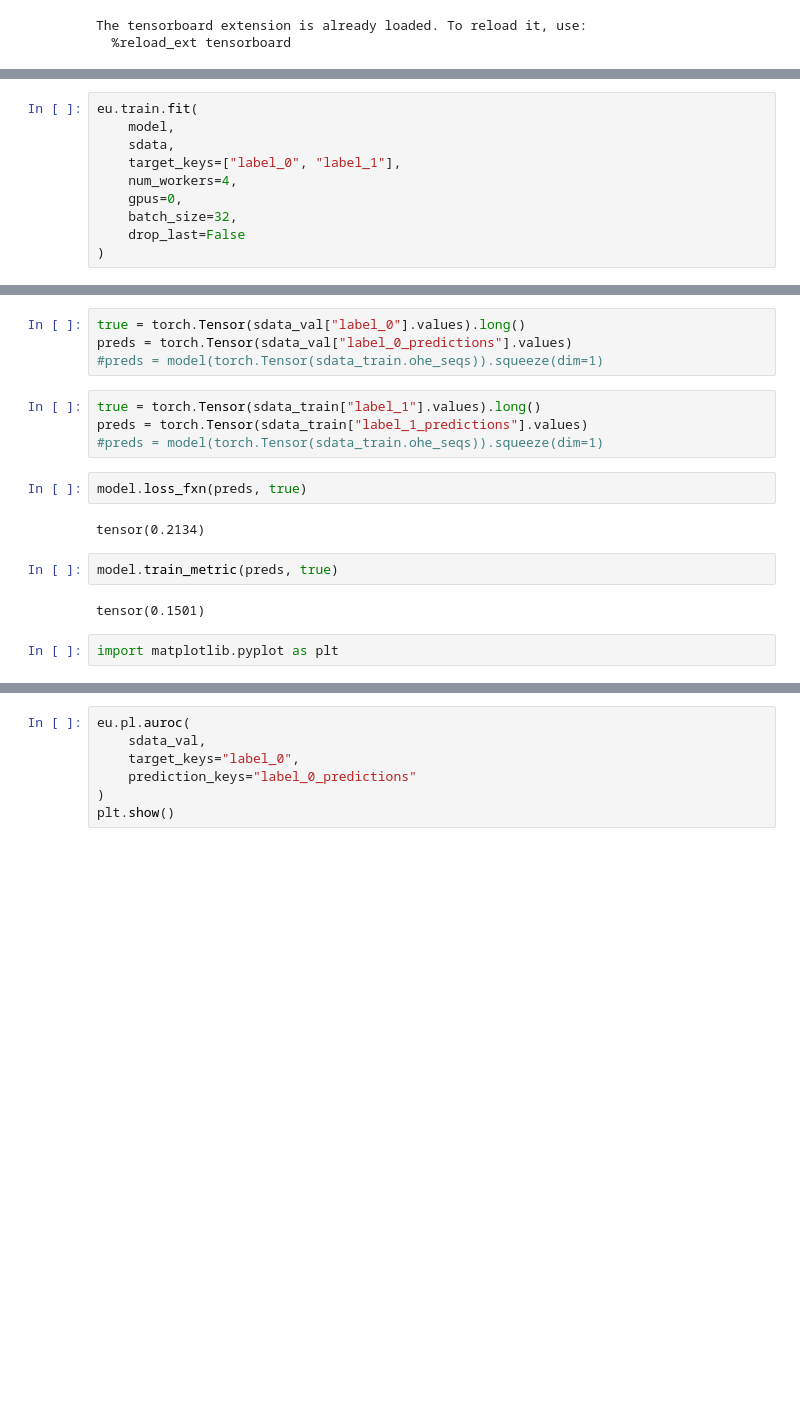
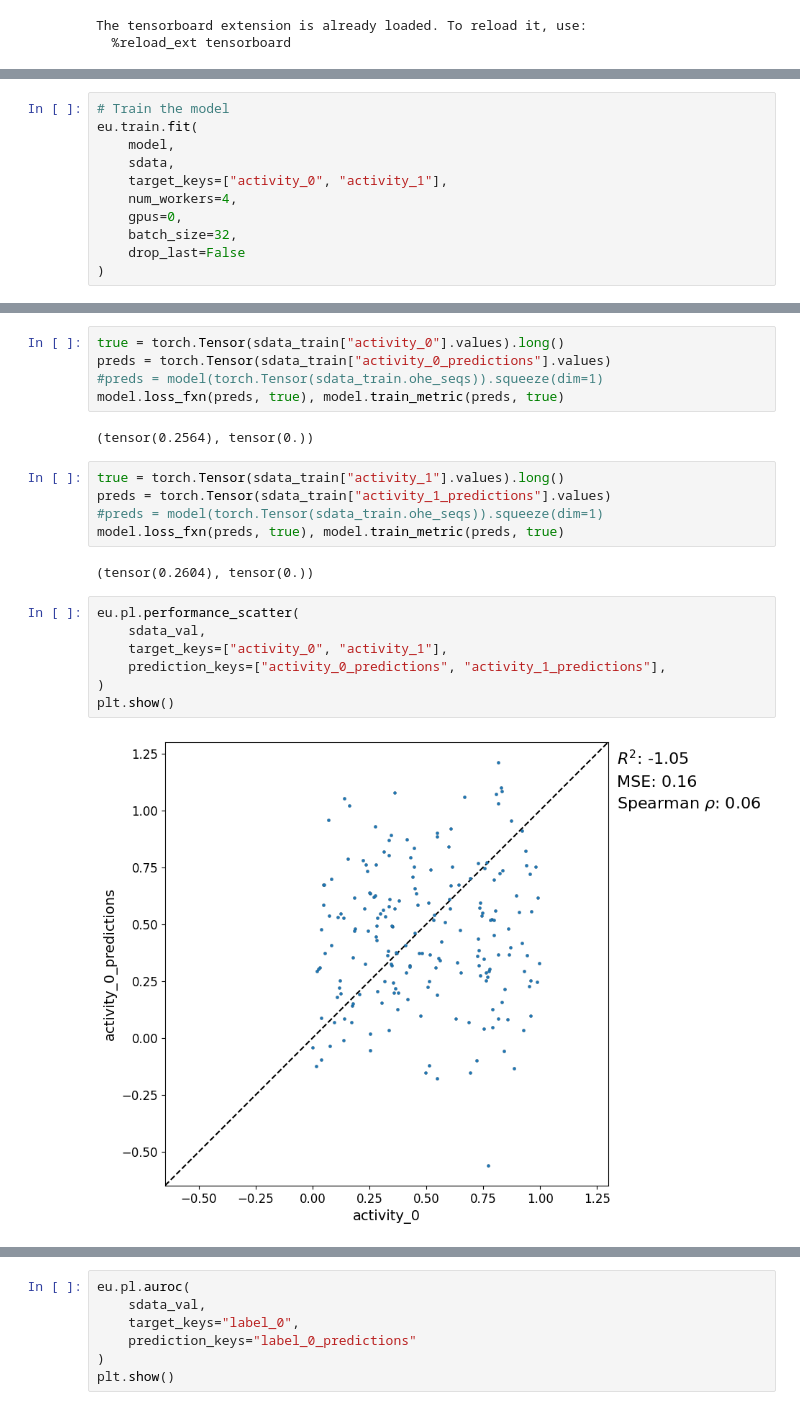
Before and after one commit to ML4GLand/EUGENe, a Jupyter notebook: refactor/refactor_fit.ipynb, the cells around one changed output, grey strips where cells are left out. Saved outputs shown, nothing was run; the diff lists cells and outputs as text; blank space fills up the shorter version.

```diff
--- a/refactor/refactor_fit.ipynb
+++ b/refactor/refactor_fit.ipynb
@@ -43,8 +61,9 @@ TutorialCNN(
 # %%
+# Train the model
 eu.train.fit(
     model,
     sdata,
-    target_keys=["label_0", "label_1"],
+    target_keys=["activity_0", "activity_1"],
     num_workers=4,
     gpus=0,
     batch_size=32,
@@ -98,18 +129,23 @@ sdata_val = sdata[sdata.seqs_annot["train_val"] == False]
 # %%
-true = torch.Tensor(sdata_val["label_0"].values).long()
-preds = torch.Tensor(sdata_val["label_0_predictions"].values)
+true = torch.Tensor(sdata_train["activity_0"].values).long()
+preds = torch.Tensor(sdata_train["activity_0_predictions"].values)
 #preds = model(torch.Tensor(sdata_train.ohe_seqs)).squeeze(dim=1)
+model.loss_fxn(preds, true), model.train_metric(preds, true)
+# %% [output]
+(tensor(0.2564), tensor(0.))
 # %%
-true = torch.Tensor(sdata_train["label_1"].values).long()
-preds = torch.Tensor(sdata_train["label_1_predictions"].values)
+true = torch.Tensor(sdata_train["activity_1"].values).long()
+preds = torch.Tensor(sdata_train["activity_1_predictions"].values)
 #preds = model(torch.Tensor(sdata_train.ohe_seqs)).squeeze(dim=1)
+model.loss_fxn(preds, true), model.train_metric(preds, true)
+# %% [output]
+(tensor(0.2604), tensor(0.))
-# %%
-model.loss_fxn(preds, true)
-# %% [output]
-tensor(0.2134)
-# %%
-model.train_metric(preds, true)
-# %% [output]
-tensor(0.1501)
-# %%
-import matplotlib.pyplot as plt
+# %%
+eu.pl.performance_scatter(
+    sdata_val,
+    target_keys=["activity_0", "activity_1"],
+    prediction_keys=["activity_0_predictions", "activity_1_predictions"],
+)
+plt.show()
+# %% [output]
+[figure, added]
```
Also changed, not shown: parts of 49 cells of this notebook, 14 other files.
